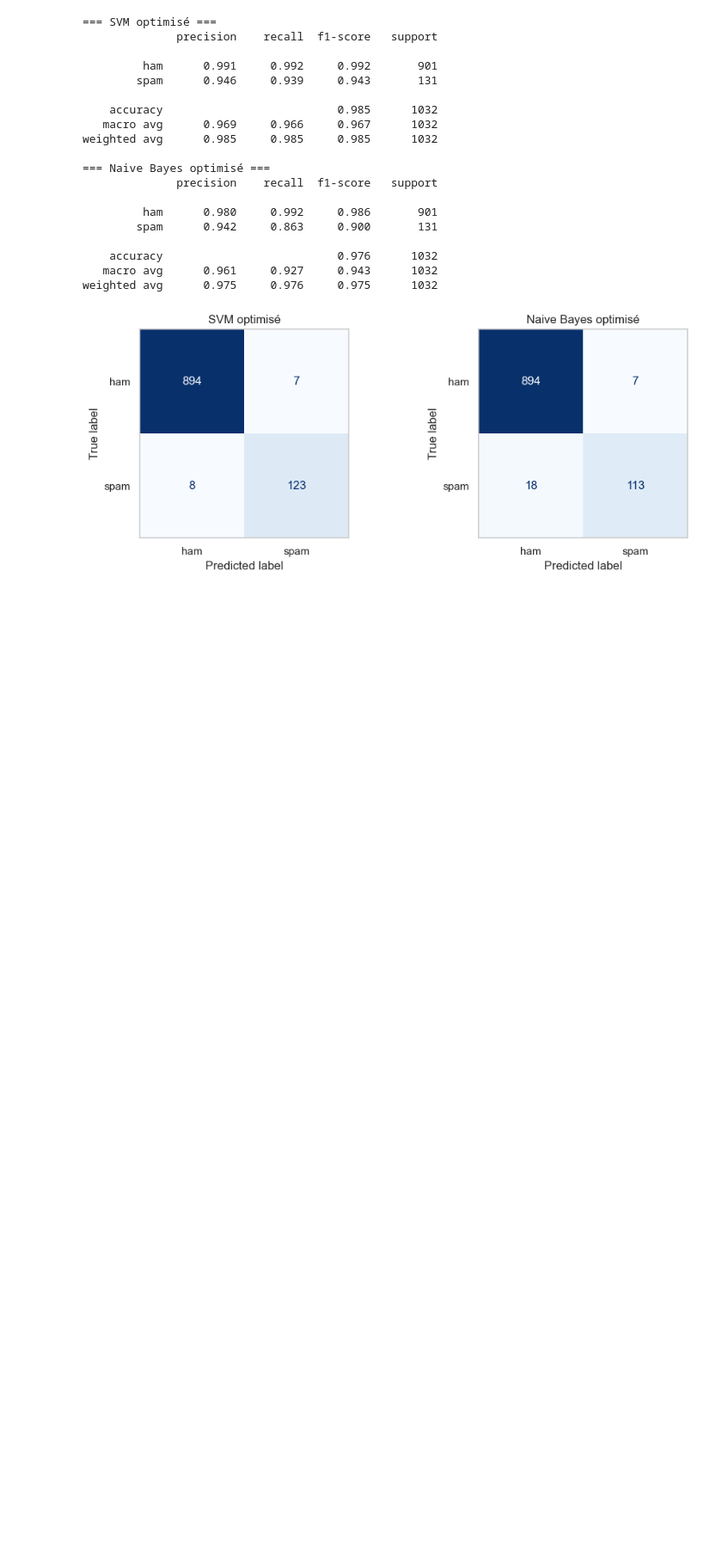
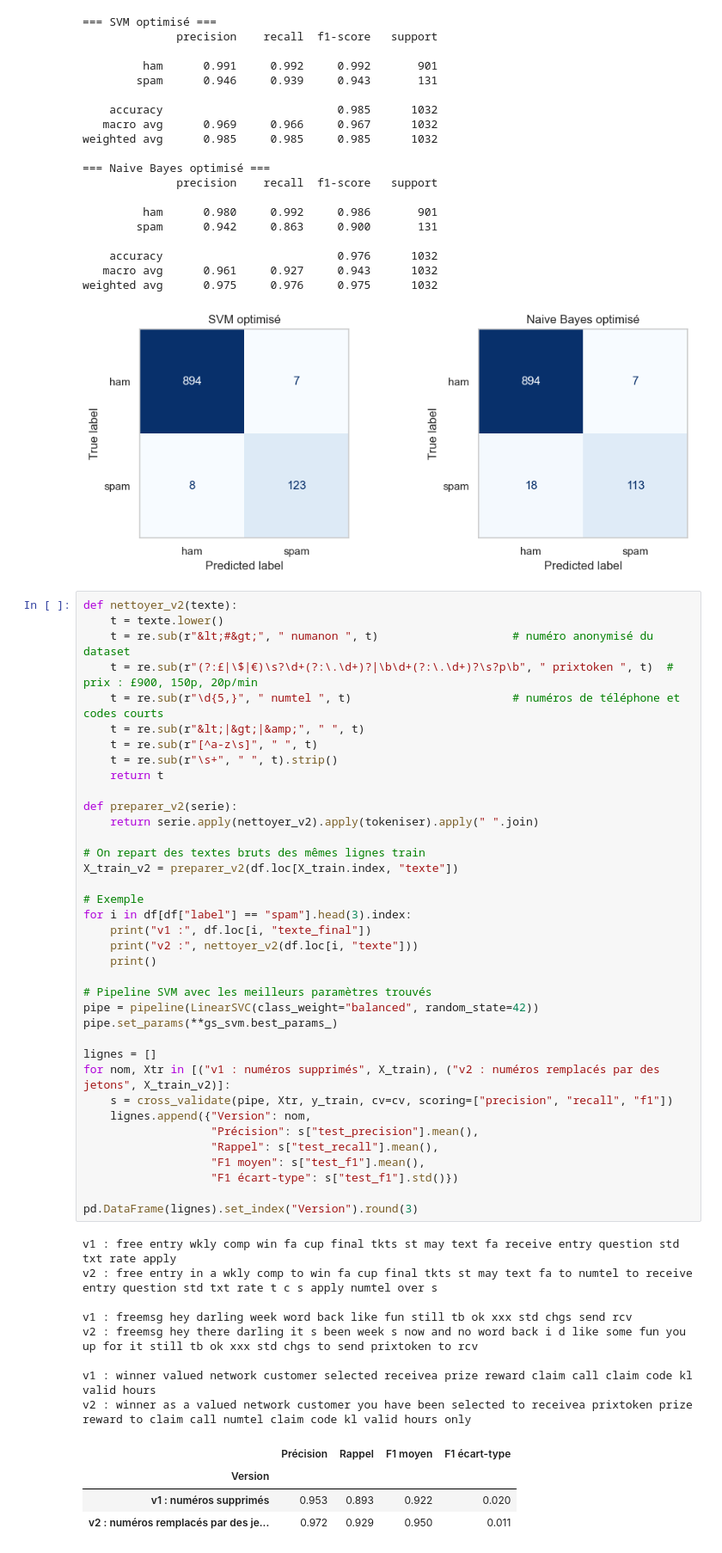
Before and after one commit to Abdoul-Aziz-Diallo/classification-spam-ml, a Jupyter notebook: notebooks/projet_spam_classification.ipynb, the cells around one changed output. Shown at 86% size. Saved outputs shown, nothing was run; the diff lists cells and outputs as text; blank space fills up the shorter version.

Commit message:
Evaluation finale sur le test et variante avec jetons numeriques

```diff
--- a/notebooks/projet_spam_classification.ipynb
+++ b/notebooks/projet_spam_classification.ipynb
@@ -540,3 +540,53 @@ weighted avg      0.985     0.985     0.985      1032
    macro avg      0.961     0.927     0.943      1032
 weighted avg      0.975     0.976     0.975      1032
 [figure]
+# %%
+def nettoyer_v2(texte):
+    t = texte.lower()
+    t = re.sub(r"&lt;#&gt;", " numanon ", t)                    # numéro anonymisé du dataset
+    t = re.sub(r"(?:£|\$|€)\s?\d+(?:\.\d+)?|\b\d+(?:\.\d+)?\s?p\b", " prixtoken ", t)  # prix : £900, 150p, 20p/min
+    t = re.sub(r"\d{5,}", " numtel ", t)                        # numéros de téléphone et codes courts
+    t = re.sub(r"&lt;|&gt;|&amp;", " ", t)
+    t = re.sub(r"[^a-z\s]", " ", t)
+    t = re.sub(r"\s+", " ", t).strip()
+    return t
+
+def preparer_v2(serie):
+    return serie.apply(nettoyer_v2).apply(tokeniser).apply(" ".join)
+
+# On repart des textes bruts des mêmes lignes train
+X_train_v2 = preparer_v2(df.loc[X_train.index, "texte"])
+
+# Exemple
+for i in df[df["label"] == "spam"].head(3).index:
+    print("v1 :", df.loc[i, "texte_final"])
+    print("v2 :", nettoyer_v2(df.loc[i, "texte"]))
+    print()
+
+# Pipeline SVM avec les meilleurs paramètres trouvés
+pipe = pipeline(LinearSVC(class_weight="balanced", random_state=42))
+pipe.set_params(**gs_svm.best_params_)
+
+lignes = []
+for nom, Xtr in [("v1 : numéros supprimés", X_train), ("v2 : numéros remplacés par des jetons", X_train_v2)]:
+    s = cross_validate(pipe, Xtr, y_train, cv=cv, scoring=["precision", "recall", "f1"])
+    lignes.append({"Version": nom,
+                   "Précision": s["test_precision"].mean(),
+                   "Rappel": s["test_recall"].mean(),
+                   "F1 moyen": s["test_f1"].mean(),
+                   "F1 écart-type": s["test_f1"].std()})
+
+pd.DataFrame(lignes).set_index("Version").round(3)
+# %% [output]
+v1 : free entry wkly comp win fa cup final tkts st may text fa receive entry question std txt rate apply
+v2 : free entry in a wkly comp to win fa cup final tkts st may text fa to numtel to receive entry question std txt rate t c s apply numtel over s
+
+v1 : freemsg hey darling week word back like fun still tb ok xxx std chgs send rcv
+v2 : freemsg hey there darling it s been week s now and no word back i d like some fun you up for it still tb ok xxx std chgs to send prixtoken to rcv
+
+v1 : winner valued network customer selected receivea prize reward claim call claim code kl valid hours
+v2 : winner as a valued network customer you have been selected to receivea prixtoken prize reward to claim call numtel claim code kl valid hours only
+|  | Précision | Rappel | F1 moyen | F1 écart-type |
+| Version |  |  |  |  |
+| v1 : numéros supprimés | 0.953 | 0.893 | 0.922 | 0.020 |
+| v2 : numéros remplacés par des je... | 0.972 | 0.929 | 0.950 | 0.011 |
```
